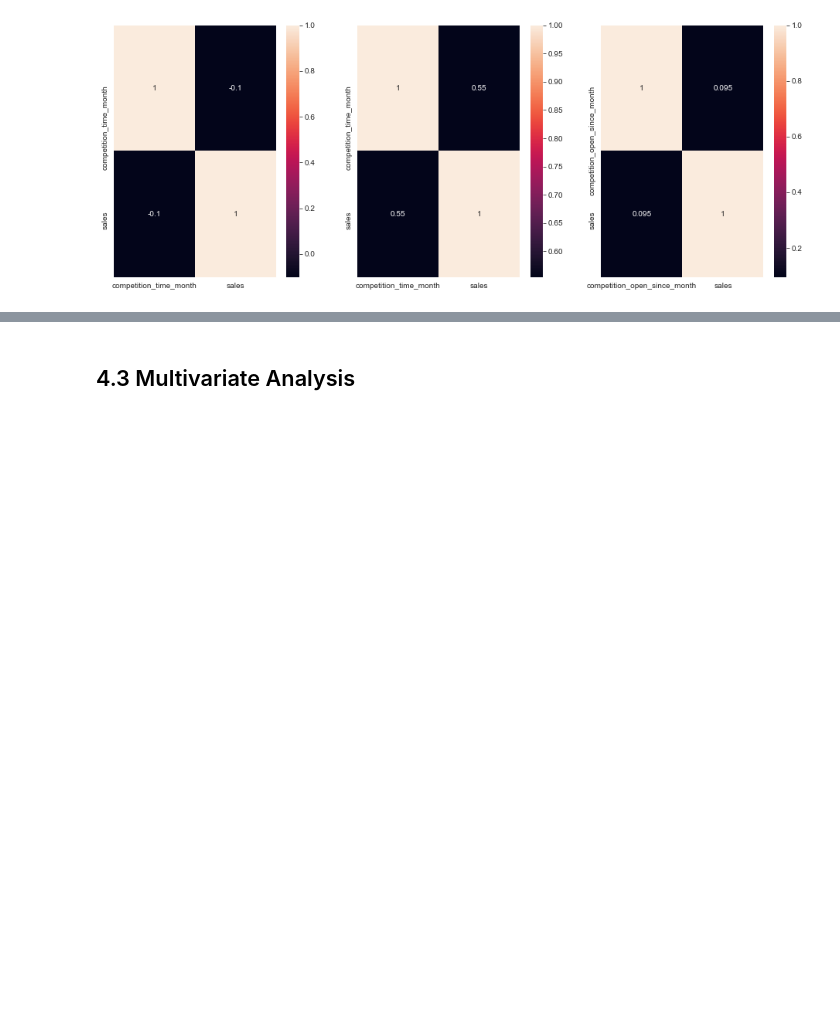
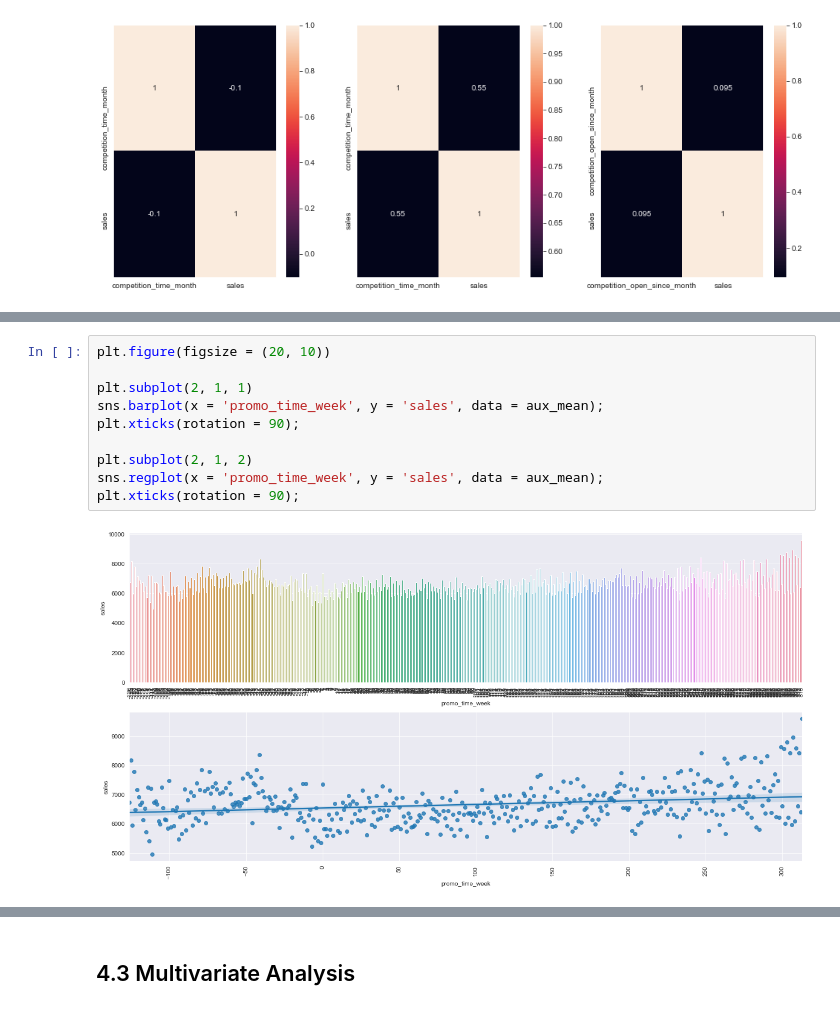
Before and after one commit to felipedmnq/Data-Science-T, a Jupyter notebook: Notebooks/Data_Science_T_M4.ipynb, the cells around one changed output, grey strips where cells are left out. Cells and saved outputs as stored; diff of their text form; blank space fills up the shorter version.

```diff
--- a/Notebooks/Data_Science_T_M4.ipynb
+++ b/Notebooks/Data_Science_T_M4.ipynb
@@ -882,0 +936,12 @@ sns.heatmap(aux2_mean.corr(method = 'pearson'), annot = True);
+# %%
+plt.figure(figsize = (20, 10))
+
+plt.subplot(2, 1, 1)
+sns.barplot(x = 'promo_time_week', y = 'sales', data = aux_mean);
+plt.xticks(rotation = 90);
+
+plt.subplot(2, 1, 2)
+sns.regplot(x = 'promo_time_week', y = 'sales', data = aux_mean);
+plt.xticks(rotation = 90);
+# %% [output]
+[figure, added]
```
Also changed, not shown: parts of 10 cells of this notebook.
